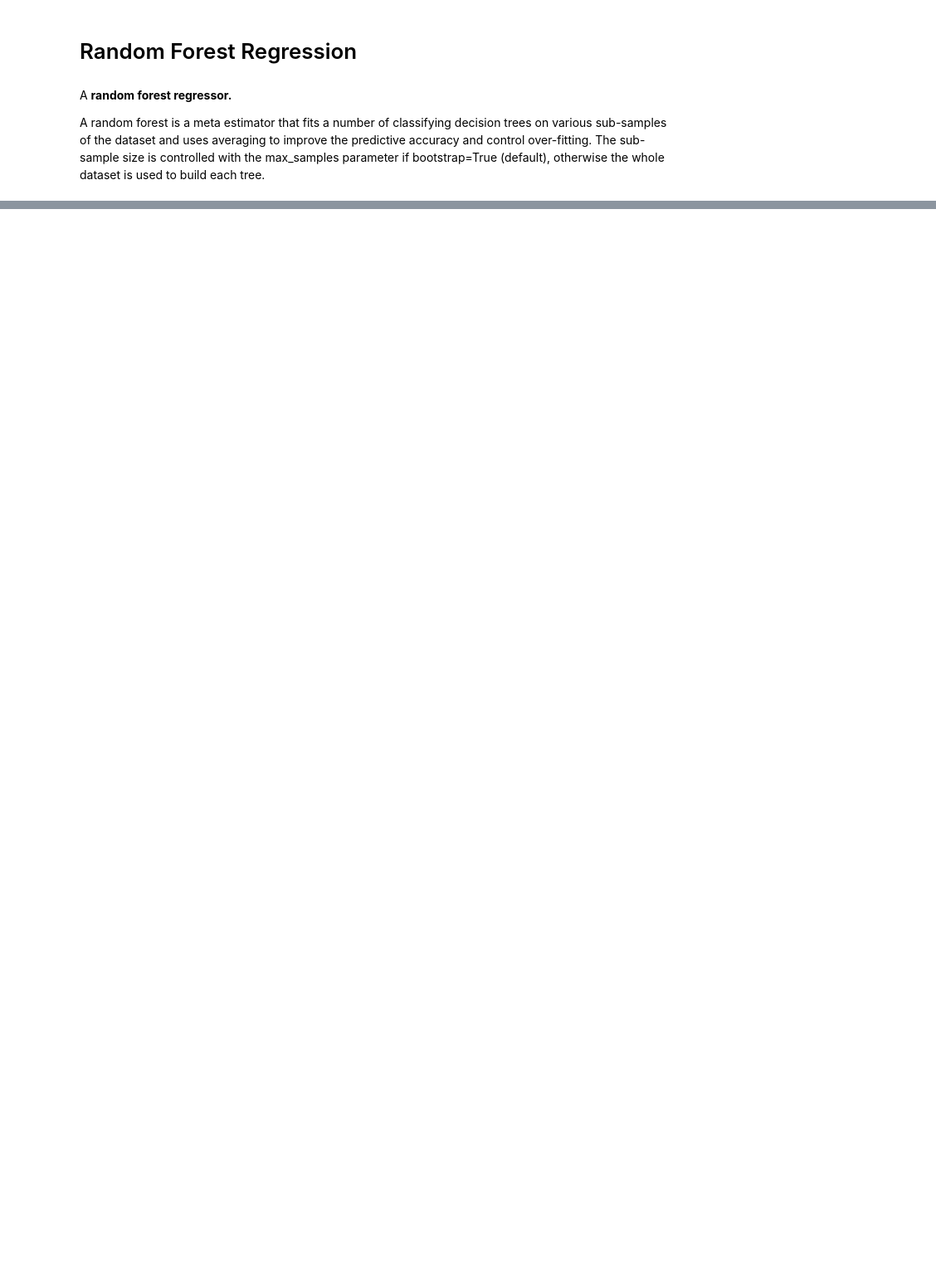
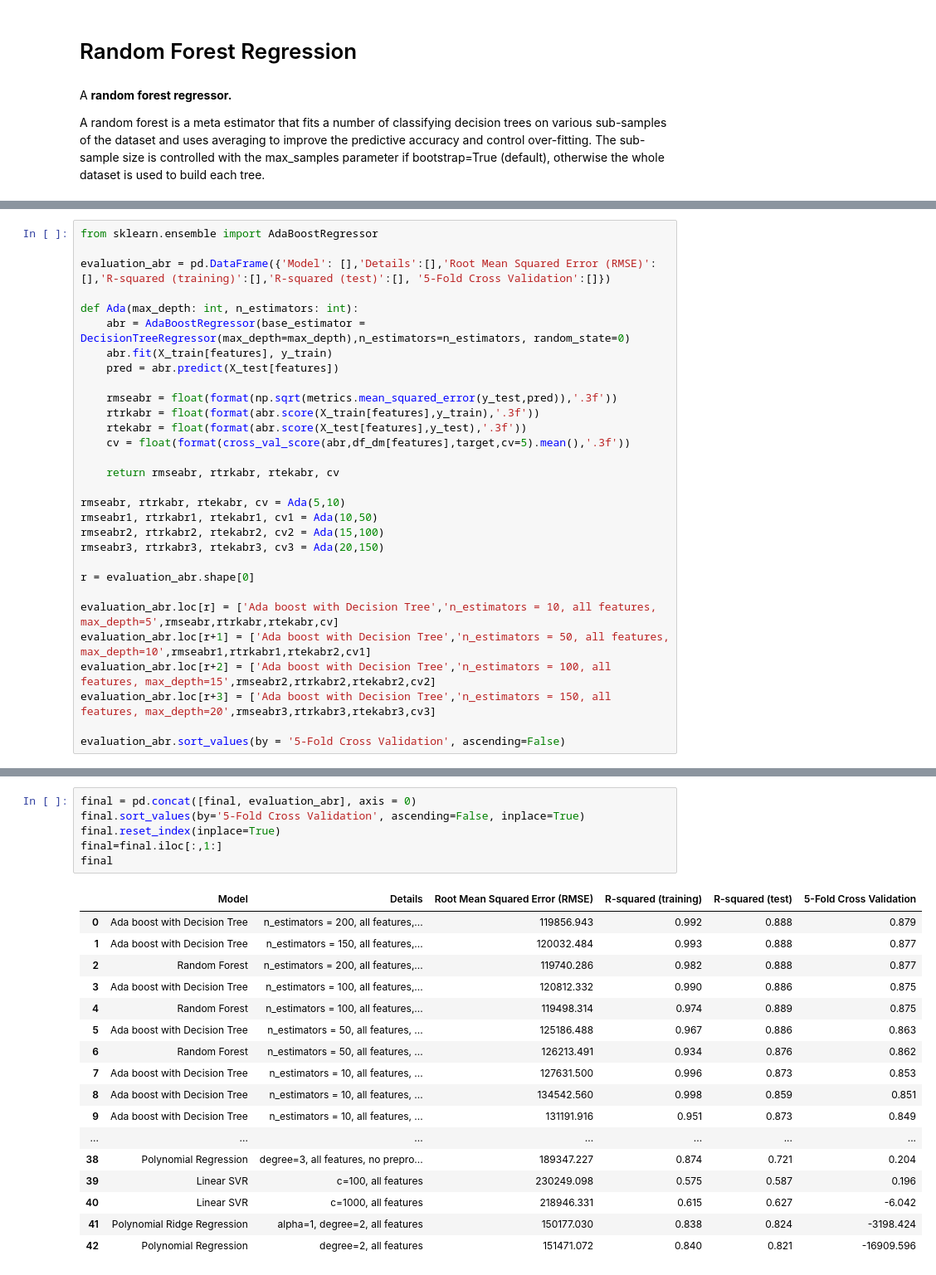
Before and after one commit to omgitsmj24/BOOT_AI_INTERN, a Jupyter notebook: Regression/all_regression_ever.ipynb, the cells around one changed output, grey strips where cells are left out. Shown at 83% size. Drawn from its saved outputs; the diff is of its cells as text; blank space fills up the shorter version.

```diff
--- a/Regression/all_regression_ever.ipynb
+++ b/Regression/all_regression_ever.ipynb
@@ -1068,0 +1073,30 @@ evaluation_rfr.sort_values(by = '5-Fold Cross Validation', ascending=False)
+# %%
+from sklearn.ensemble import AdaBoostRegressor
+
+evaluation_abr = pd.DataFrame({'Model': [],'Details':[],'Root Mean Squared Error (RMSE)':[],'R-squared (training)':[],'R-squared (test)':[], '5-Fold Cross Validation':[]})
+
+def Ada(max_depth: int, n_estimators: int):
+    abr = AdaBoostRegressor(base_estimator = DecisionTreeRegressor(max_depth=max_depth),n_estimators=n_estimators, random_state=0)
+    abr.fit(X_train[features], y_train)
+    pred = abr.predict(X_test[features])
+
+    rmseabr = float(format(np.sqrt(metrics.mean_squared_error(y_test,pred)),'.3f'))
+    rtrkabr = float(format(abr.score(X_train[features],y_train),'.3f'))
+    rtekabr = float(format(abr.score(X_test[features],y_test),'.3f'))
+    cv = float(format(cross_val_score(abr,df_dm[features],target,cv=5).mean(),'.3f'))
+
+    return rmseabr, rtrkabr, rtekabr, cv
+
+rmseabr, rtrkabr, rtekabr, cv = Ada(5,10)
+rmseabr1, rtrkabr1, rtekabr1, cv1 = Ada(10,50)
+rmseabr2, rtrkabr2, rtekabr2, cv2 = Ada(15,100)
+rmseabr3, rtrkabr3, rtekabr3, cv3 = Ada(20,150)
+
+r = evaluation_abr.shape[0]
+
+evaluation_abr.loc[r] = ['Ada boost with Decision Tree','n_estimators = 10, all features, max_depth=5',rmseabr,rtrkabr,rtekabr,cv]
+evaluation_abr.loc[r+1] = ['Ada boost with Decision Tree','n_estimators = 50, all features, max_depth=10',rmseabr1,rtrkabr1,rtekabr2,cv1]
+evaluation_abr.loc[r+2] = ['Ada boost with Decision Tree','n_estimators = 100, all features, max_depth=15',rmseabr2,rtrkabr2,rtekabr2,cv2]
+evaluation_abr.loc[r+3] = ['Ada boost with Decision Tree','n_estimators = 150, all features, max_depth=20',rmseabr3,rtrkabr3,rtekabr3,cv3]
+
+evaluation_abr.sort_values(by = '5-Fold Cross Validation', ascending=False)
@@ -1068,0 +1109,24 @@ evaluation_rfr.sort_values(by = '5-Fold Cross Validation', ascending=False)
+# %%
+final = pd.concat([final, evaluation_abr], axis = 0)
+final.sort_values(by='5-Fold Cross Validation', ascending=False, inplace=True)
+final.reset_index(inplace=True)
+final=final.iloc[:,1:]
+final
+# %% [output]
+|  | Model | Details | Root Mean Squared Error (RMSE) | R-squared (training) | R-squared (test) | 5-Fold Cross Validation |
+| 0 | Ada boost with Decision Tree | n_estimators = 200, all features,... | 119856.943 | 0.992 | 0.888 | 0.879 |
+| 1 | Ada boost with Decision Tree | n_estimators = 150, all features,... | 120032.484 | 0.993 | 0.888 | 0.877 |
+| 2 | Random Forest | n_estimators = 200, all features,... | 119740.286 | 0.982 | 0.888 | 0.877 |
+| 3 | Ada boost with Decision Tree | n_estimators = 100, all features,... | 120812.332 | 0.990 | 0.886 | 0.875 |
+| 4 | Random Forest | n_estimators = 100, all features,... | 119498.314 | 0.974 | 0.889 | 0.875 |
+| 5 | Ada boost with Decision Tree | n_estimators = 50, all features, ... | 125186.488 | 0.967 | 0.886 | 0.863 |
+| 6 | Random Forest | n_estimators = 50, all features, ... | 126213.491 | 0.934 | 0.876 | 0.862 |
+| 7 | Ada boost with Decision Tree | n_estimators = 10, all features, ... | 127631.500 | 0.996 | 0.873 | 0.853 |
+| 8 | Ada boost with Decision Tree | n_estimators = 10, all features, ... | 134542.560 | 0.998 | 0.859 | 0.851 |
+| 9 | Ada boost with Decision Tree | n_estimators = 10, all features, ... | 131191.916 | 0.951 | 0.873 | 0.849 |
+| ... | ... | ... | ... | ... | ... | ... |
+| 38 | Polynomial Regression | degree=3, all features, no prepro... | 189347.227 | 0.874 | 0.721 | 0.204 |
+| 39 | Linear SVR | c=100, all features | 230249.098 | 0.575 | 0.587 | 0.196 |
+| 40 | Linear SVR | c=1000, all features | 218946.331 | 0.615 | 0.627 | -6.042 |
+| 41 | Polynomial Ridge Regression | alpha=1, degree=2, all features | 150177.030 | 0.838 | 0.824 | -3198.424 |
+| 42 | Polynomial Regression | degree=2, all features | 151471.072 | 0.840 | 0.821 | -16909.596 |
```
Also changed, not shown: parts of 12 cells of this notebook.
